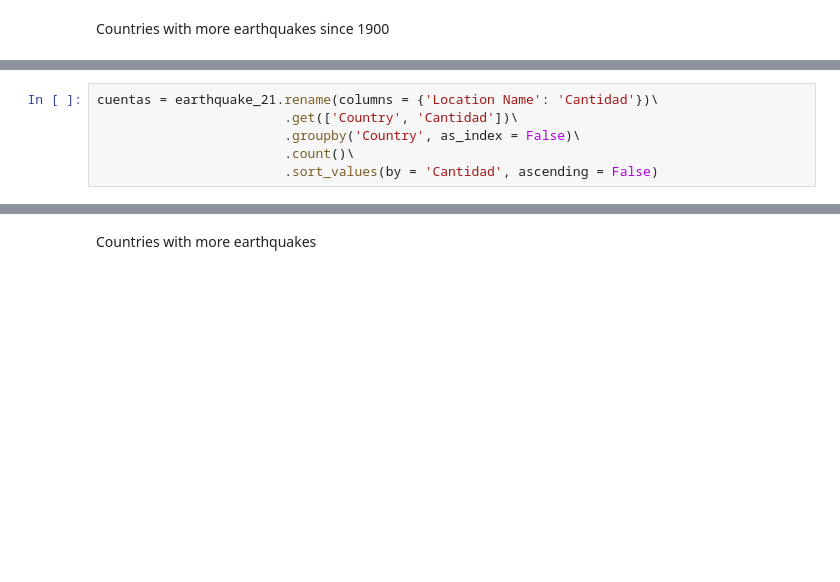
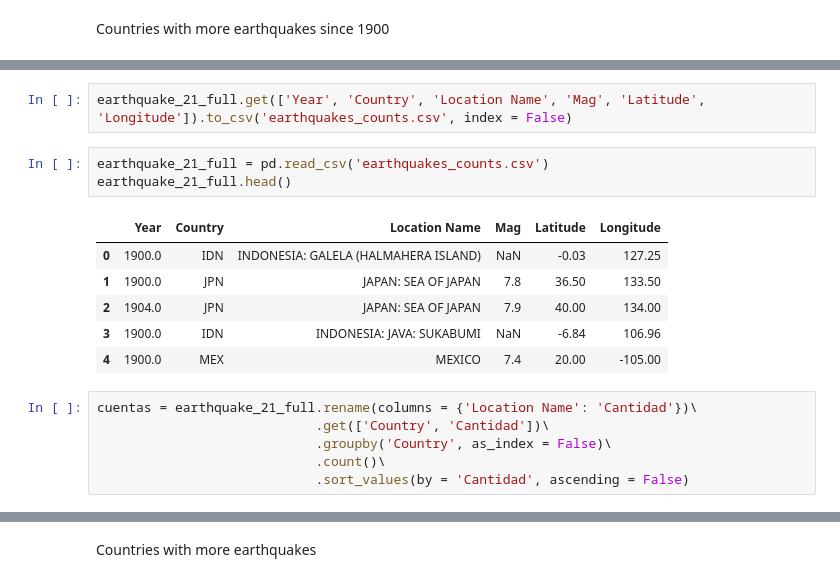
Before and after one commit to bosquealeatorio/pucp-visualizacion, a Jupyter notebook: eda/manuel/earthquakes.ipynb, the cells around one changed output, grey strips where cells are left out. Cells and saved outputs as stored; diff of their text form; blank space fills up the shorter version.

```diff
--- a/eda/manuel/earthquakes.ipynb
+++ b/eda/manuel/earthquakes.ipynb
@@ -188,9 +201,21 @@ Index(['CHINA', 'INDONESIA', 'IRAN', 'JAPAN', 'TURKEY', 'ITALY', 'PHILIPPINES',
+# %%
+earthquake_21_full.get(['Year', 'Country', 'Location Name', 'Mag', 'Latitude', 'Longitude']).to_csv('earthquakes_counts.csv', index = False)
+# %%
+earthquake_21_full = pd.read_csv('earthquakes_counts.csv')
+earthquake_21_full.head()
+# %% [output]
+|  | Year | Country | Location Name | Mag | Latitude | Longitude |
+| 0 | 1900.0 | IDN | INDONESIA: GALELA (HALMAHERA ISLAND) | NaN | -0.03 | 127.25 |
+| 1 | 1900.0 | JPN | JAPAN: SEA OF JAPAN | 7.8 | 36.50 | 133.50 |
+| 2 | 1904.0 | JPN | JAPAN: SEA OF JAPAN | 7.9 | 40.00 | 134.00 |
+| 3 | 1900.0 | IDN | INDONESIA: JAVA: SUKABUMI | NaN | -6.84 | 106.96 |
+| 4 | 1900.0 | MEX | MEXICO | 7.4 | 20.00 | -105.00 |
 # %%
-cuentas = earthquake_21.rename(columns = {'Location Name': 'Cantidad'})\
-                        .get(['Country', 'Cantidad'])\
-                        .groupby('Country', as_index = False)\
-                        .count()\
-                        .sort_values(by = 'Cantidad', ascending = False)
+cuentas = earthquake_21_full.rename(columns = {'Location Name': 'Cantidad'})\
+                            .get(['Country', 'Cantidad'])\
+                            .groupby('Country', as_index = False)\
+                            .count()\
+                            .sort_values(by = 'Cantidad', ascending = False)
 # %%
 cuentas.head()
 # %% [output]
```
Also changed, not shown: parts of 27 cells of this notebook, 52 other files.
